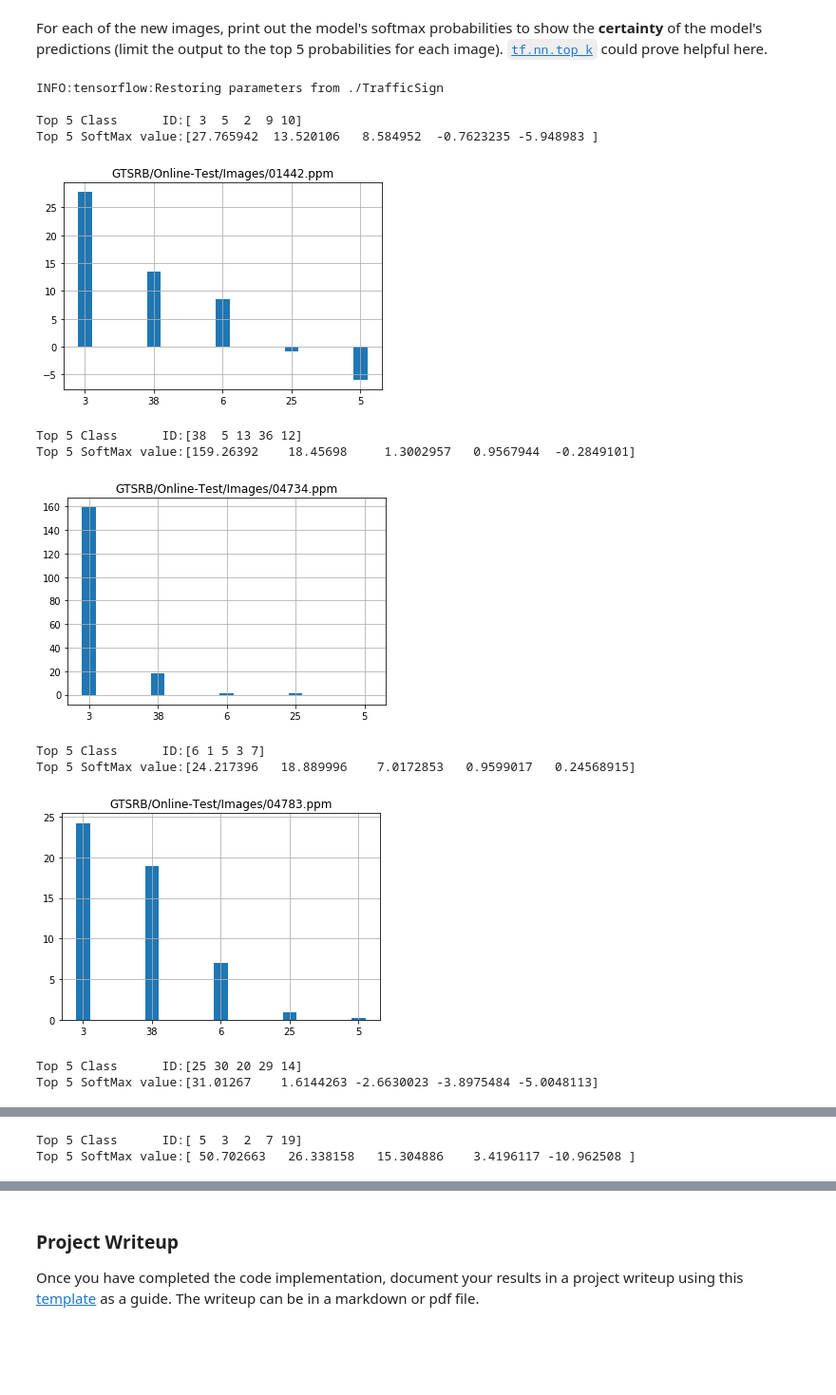
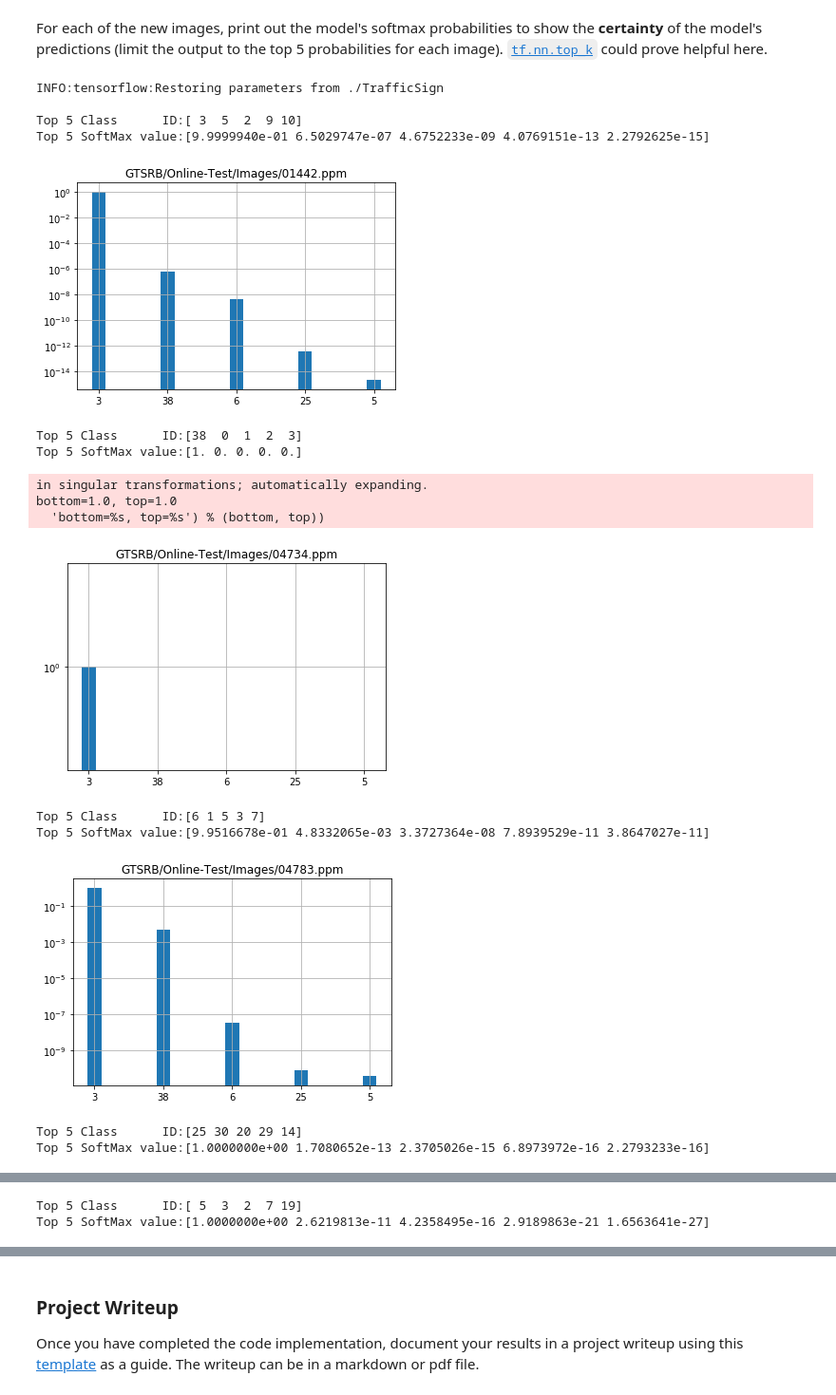
Before and after one commit to kuniyasu/udacity_homework2, a Jupyter notebook: Traffic_Sign_Classifier.ipynb, the cells around one changed output, grey strips where cells are left out. Shown at 95% size. Cells and saved outputs as stored; diff of their text form; code cells hidden in the pictures; blank space fills up the shorter version.

```diff
--- a/Traffic_Sign_Classifier.ipynb
+++ b/Traffic_Sign_Classifier.ipynb
@@ -487,37 +487,41 @@ Test Accuracy = 0.932
 # %% [markdown]
 For each of the new images, print out the model's softmax probabilities to show the **certainty** of the model's predictions (limit the output to the top 5 probabilities for each image). [`tf.nn.top_k`](https://www.tensorflow.org/versions/r0.12/api_docs/python/nn.html#top_k) could prove helpful here.
 # %%
-top_k = tf.nn.top_k(logits, k = 5)
+top_k = tf.nn.top_k(tf.nn.softmax(logits), k = 5)
 
 with tf.Session() as sess:
     saver.restore(sess, tf.train.latest_checkpoint('.'))
     result = sess.run(top_k, feed_dict={x: test_images} )
 
 for i in range(len(result[0])):
     print()
     print('Top 5 Class      ID:' + str(result[1][i]) )
     print('Top 5 SoftMax value:' + str(result[0][i]) )
     data = result[0][i]
     lebel = result[1][i]
     x_width = 0.2
     x_loc = np.array(range(len(data))) + x_width
     plt.title(getFilename(indexes[i]) )
     plt.bar(x_loc, data, width=x_width)     # 棒グラフの設定
     plt.xticks(x_loc, labels)               # x軸にラベル設定
+    plt.yscale("log")
     plt.grid(True)
     # 描画実行
     plt.show()
 # %% [output]
 INFO:tensorflow:Restoring parameters from ./TrafficSign
 
 Top 5 Class      ID:[ 3  5  2  9 10]
-Top 5 SoftMax value:[27.765942  13.520106   8.584952  -0.7623235 -5.948983 ]
+Top 5 SoftMax value:[9.9999940e-01 6.5029747e-07 4.6752233e-09 4.0769151e-13 2.2792625e-15]
-[figure, old version]
+[figure, new version]
-Top 5 Class      ID:[38  5 13 36 12]
-Top 5 SoftMax value:[159.26392    18.45698     1.3002957   0.9567944  -0.2849101]
+Top 5 Class      ID:[38  0  1  2  3]
+Top 5 SoftMax value:[1. 0. 0. 0. 0.]
+in singular transformations; automatically expanding.
+bottom=1.0, top=1.0
+  'bottom=%s, top=%s') % (bottom, top))
-[figure, old version]
+[figure, new version]
-Top 5 Class      ID:[6 1 5 3 7]
-Top 5 SoftMax value:[24.217396   18.889996    7.0172853   0.9599017   0.24568915]
+Top 5 Class      ID:[6 1 5 3 7]
+Top 5 SoftMax value:[9.9516678e-01 4.8332065e-03 3.3727364e-08 7.8939529e-11 3.8647027e-11]
-[figure, old version]
+[figure, new version]
-Top 5 Class      ID:[25 30 20 29 14]
-Top 5 SoftMax value:[31.01267    1.6144263 -2.6630023 -3.8975484 -5.0048113]
+Top 5 Class      ID:[25 30 20 29 14]
+Top 5 SoftMax value:[1.0000000e+00 1.7080652e-13 2.3705026e-15 6.8973972e-16 2.2793233e-16]
@@ -525,2 +529,2 @@ Top 5 SoftMax value:[31.01267    1.6144263 -2.6630023 -3.8975484 -5.0048113]
-Top 5 Class      ID:[ 5  3  2  7 19]
-Top 5 SoftMax value:[ 50.702663   26.338158   15.304886    3.4196117 -10.962508 ]
+Top 5 Class      ID:[ 5  3  2  7 19]
+Top 5 SoftMax value:[1.0000000e+00 2.6219813e-11 4.2358495e-16 2.9189863e-21 1.6563641e-27]
```
Also changed, not shown: parts of 1 cell of this notebook.
